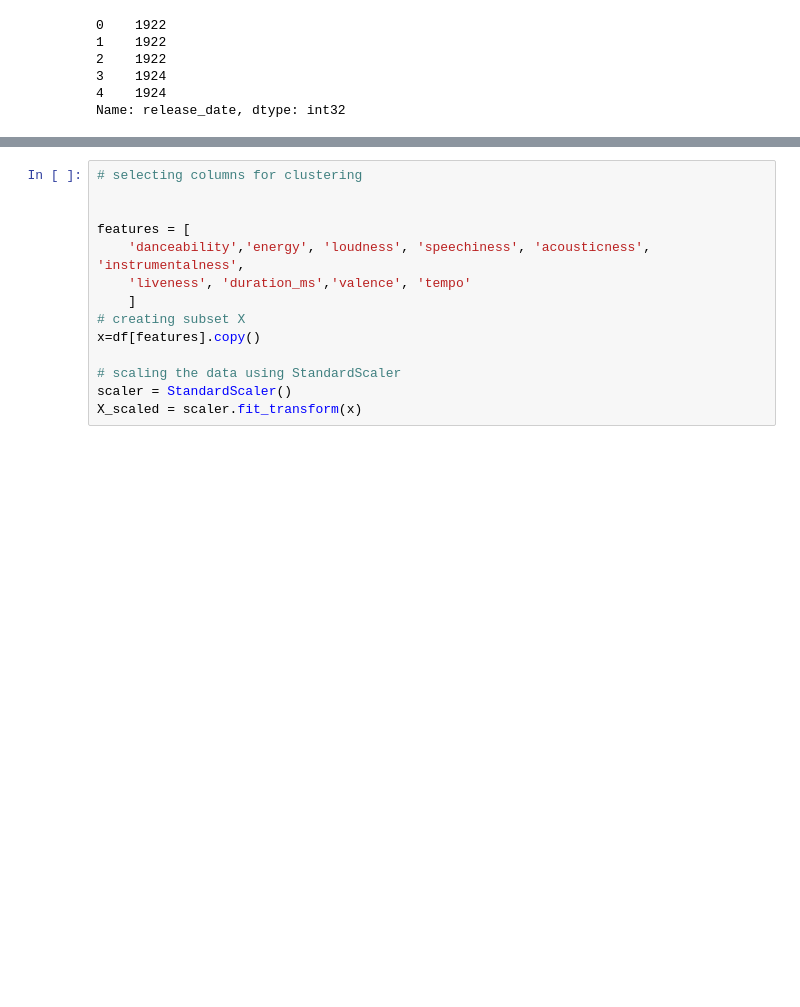
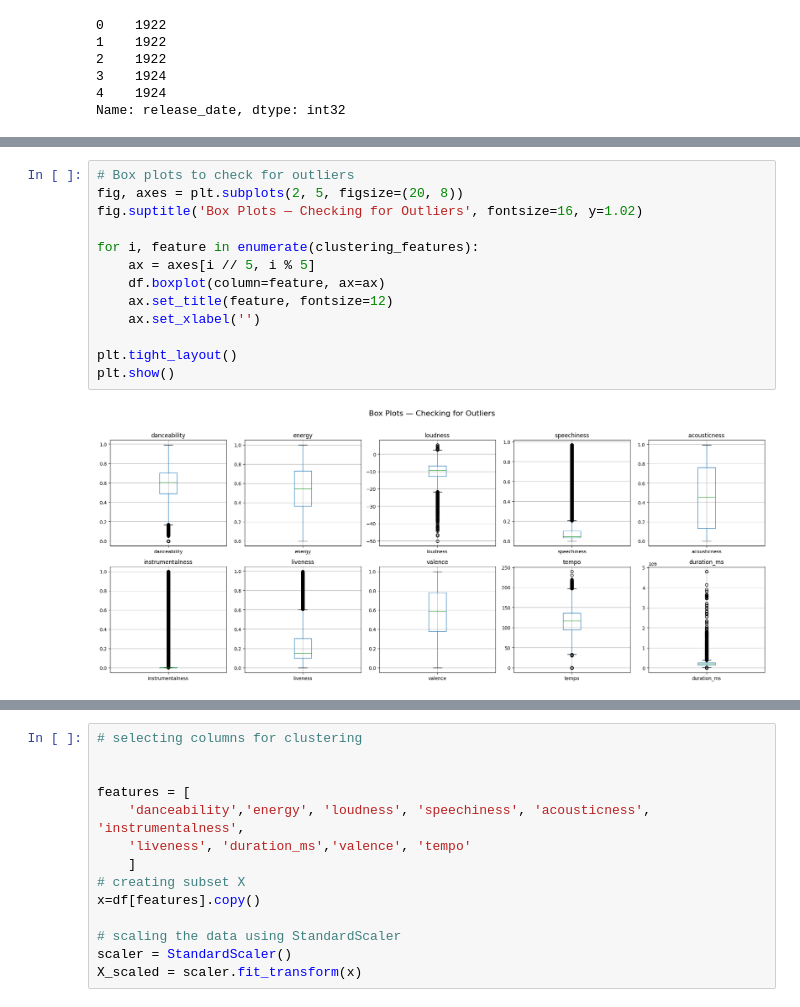
Before and after one commit to ufarooq8627/Amazon_Music_clustering, a Jupyter notebook: music_clustering.ipynb, the cells around one changed output, grey strips where cells are left out. Cells and saved outputs as stored; diff of their text form; blank space fills up the shorter version.

```diff
--- a/music_clustering.ipynb
+++ b/music_clustering.ipynb
@@ -200,0 +243,15 @@ Name: release_date, dtype: int32
+# %%
+# Box plots to check for outliers
+fig, axes = plt.subplots(2, 5, figsize=(20, 8))
+fig.suptitle('Box Plots — Checking for Outliers', fontsize=16, y=1.02)
+
+for i, feature in enumerate(clustering_features):
+    ax = axes[i // 5, i % 5]
+    df.boxplot(column=feature, ax=ax)
+    ax.set_title(feature, fontsize=12)
+    ax.set_xlabel('')
+
+plt.tight_layout()
+plt.show()
+# %% [output]
+[figure, added]
```
Also changed, not shown: parts of 26 cells of this notebook.
